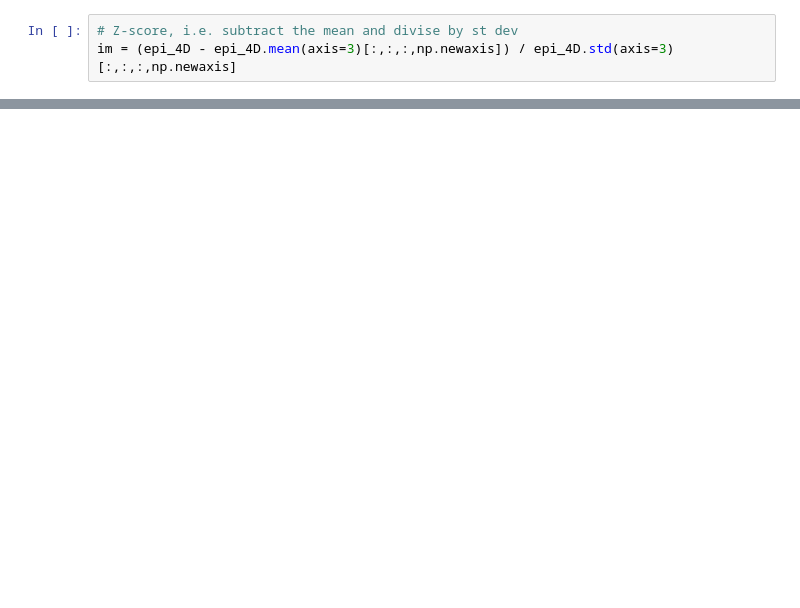
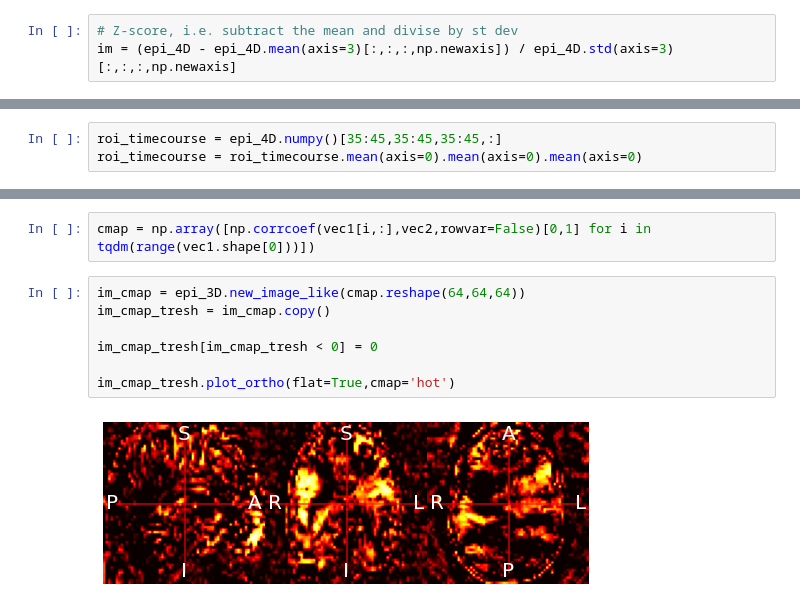
Before and after one commit to Aglinskas/BC-ORG-Data, a Jupyter notebook: Code/tut-neuroimaging-basic-IO.ipynb, the cells around one changed output, grey strips where cells are left out. Cells and saved outputs as stored; diff of their text form; blank space fills up the shorter version.

```diff
--- a/Code/tut-neuroimaging-basic-IO.ipynb
+++ b/Code/tut-neuroimaging-basic-IO.ipynb
@@ -136,0 +139,3 @@ plt.plot(im.numpy()[32,32,33,:]);
+# %%
+roi_timecourse = epi_4D.numpy()[35:45,35:45,35:45,:]
+roi_timecourse = roi_timecourse.mean(axis=0).mean(axis=0).mean(axis=0)
@@ -136,0 +161,11 @@ plt.plot(im.numpy()[32,32,33,:]);
+# %%
+cmap = np.array([np.corrcoef(vec1[i,:],vec2,rowvar=False)[0,1] for i in tqdm(range(vec1.shape[0]))])
+# %%
+im_cmap = epi_3D.new_image_like(cmap.reshape(64,64,64))
+im_cmap_tresh = im_cmap.copy()
+
+im_cmap_tresh[im_cmap_tresh < 0] = 0
+
+im_cmap_tresh.plot_ortho(flat=True,cmap='hot')
+# %% [output]
+[figure, added]
```
Also changed, not shown: parts of 7 cells of this notebook.
